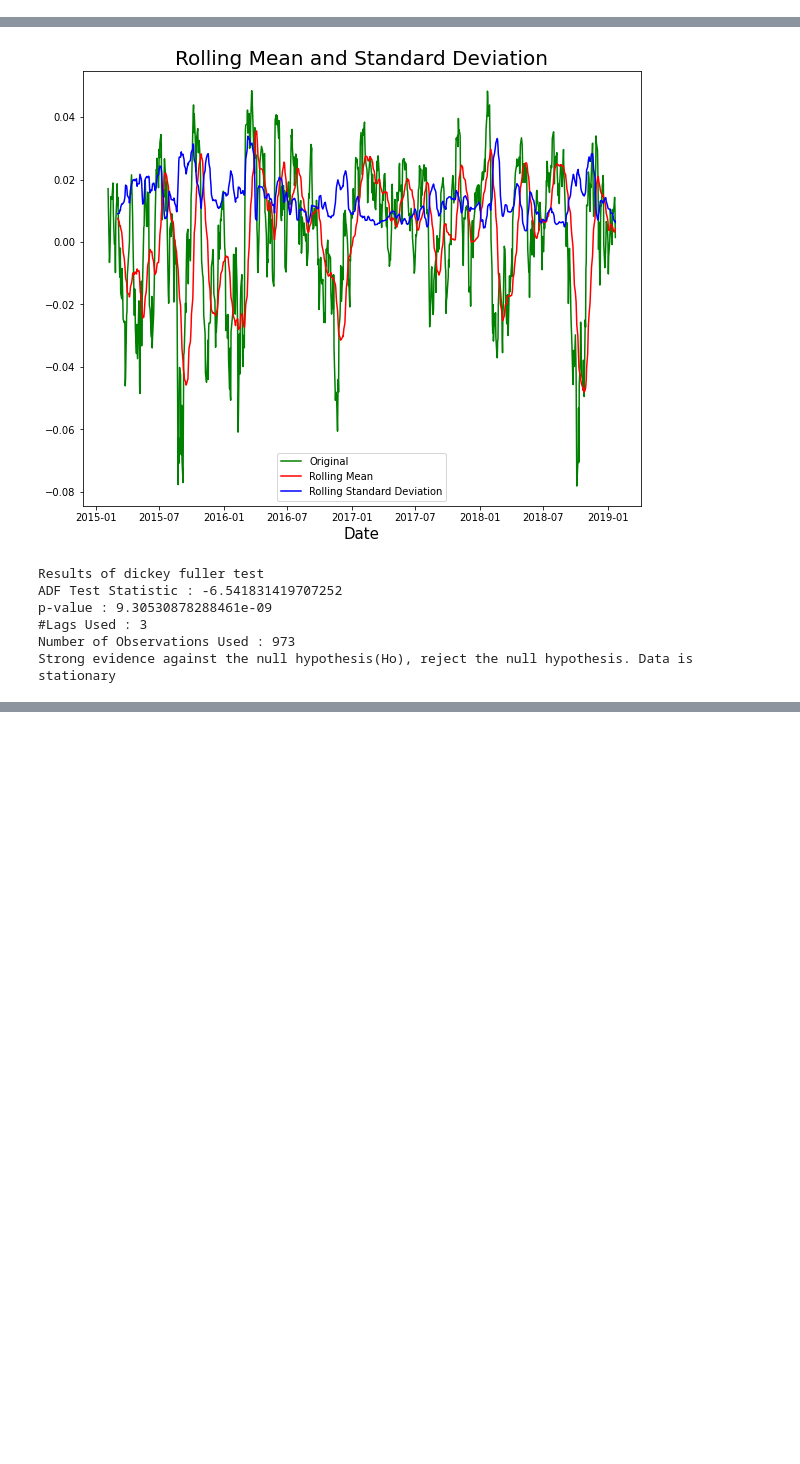
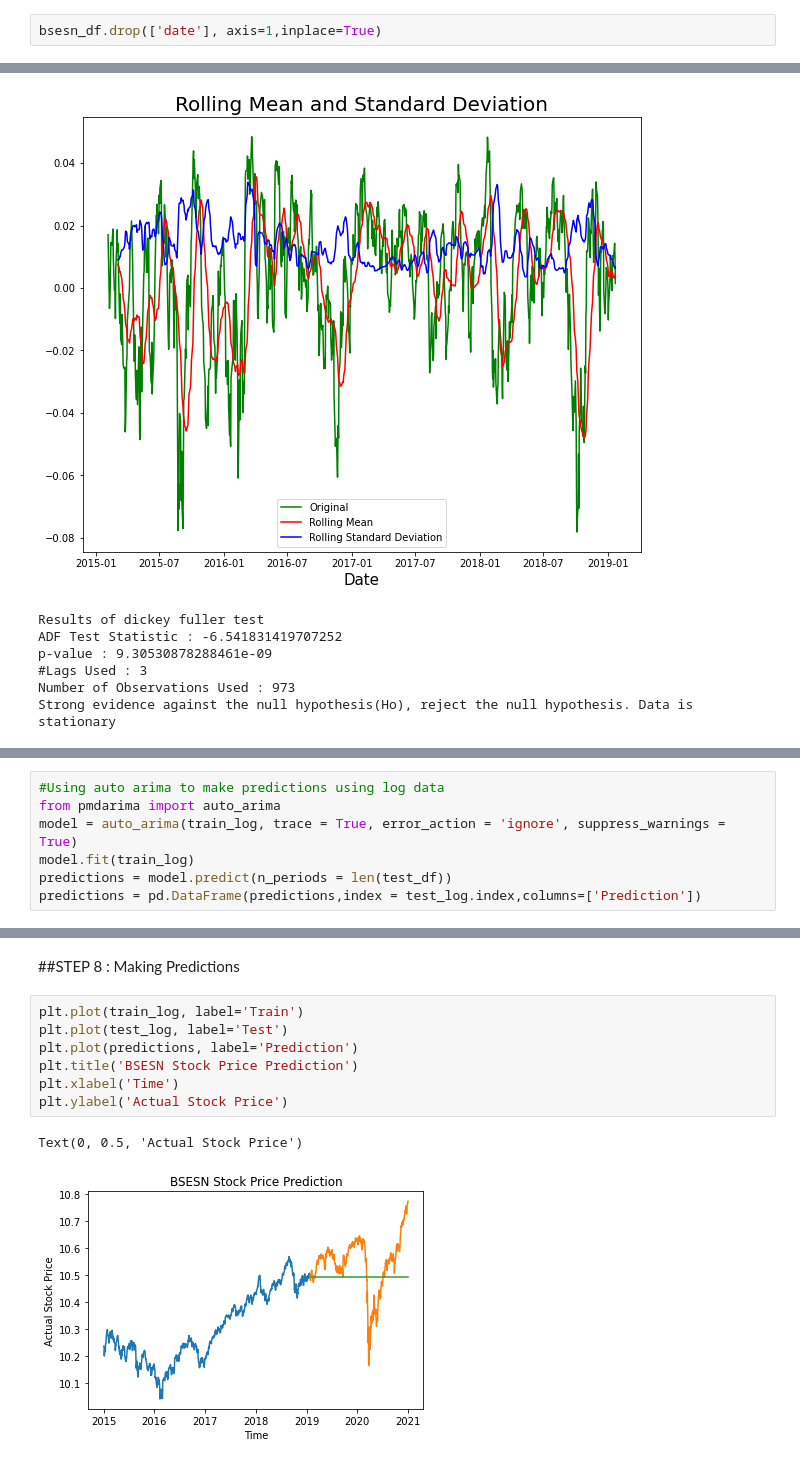
Before and after one commit to abhijeetraj22/TSF-GRIP_Tasks, a Jupyter notebook: TSF_Task_7.ipynb, the cells around one changed output, grey strips where cells are left out. Drawn from its saved outputs; the diff is of its cells as text; blank space fills up the shorter version.

```diff
--- a/TSF_Task_7.ipynb
+++ b/TSF_Task_7.ipynb
@@ -168,0 +189,2 @@ bsesn_df.dropna(inplace=True)
+# %%
+bsesn_df.drop(['date'], axis=1,inplace=True)
@@ -273,0 +315,7 @@ Strong evidence against the null hypothesis(Ho), reject the null hypothesis. Dat
+# %%
+#Using auto arima to make predictions using log data
+from pmdarima import auto_arima
+model = auto_arima(train_log, trace = True, error_action = 'ignore', suppress_warnings = True)
+model.fit(train_log)
+predictions = model.predict(n_periods = len(test_df))
+predictions = pd.DataFrame(predictions,index = test_log.index,columns=['Prediction'])
@@ -273,0 +340,12 @@ Strong evidence against the null hypothesis(Ho), reject the null hypothesis. Dat
+# %% [markdown]
+##STEP 8 : Making Predictions
+# %%
+plt.plot(train_log, label='Train')
+plt.plot(test_log, label='Test')
+plt.plot(predictions, label='Prediction')
+plt.title('BSESN Stock Price Prediction')
+plt.xlabel('Time')
+plt.ylabel('Actual Stock Price')
+# %% [output]
+Text(0, 0.5, 'Actual Stock Price')
+[figure, added]
```
Also changed, not shown: parts of 10 cells of this notebook.
